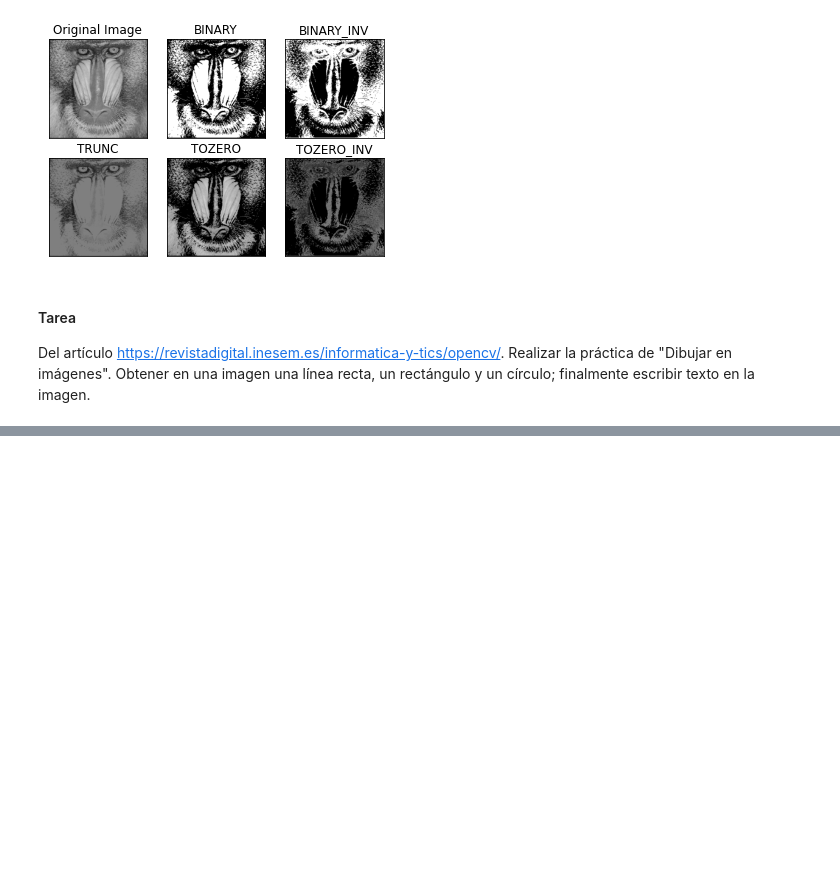
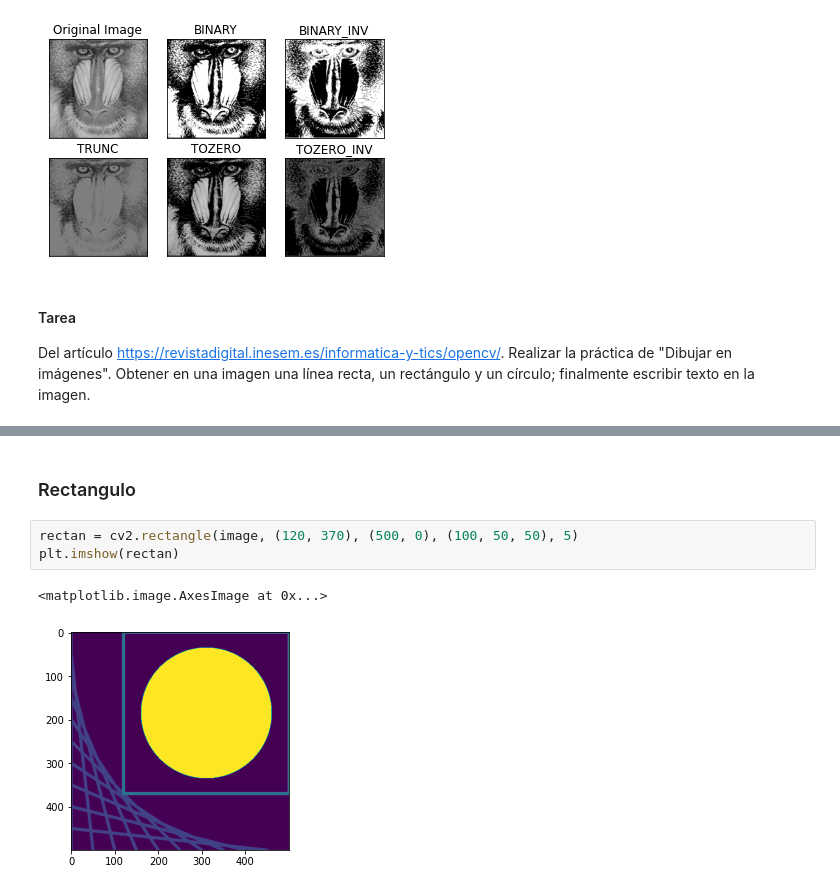
Before and after one commit to danielfrgs/2022_1-RECONOCIMIENTO-PATRONES, a Jupyter notebook: Practicas/P2/representacion_imagen.ipynb, the cells around one changed output, grey strips where cells are left out. Saved outputs shown, nothing was run; the diff lists cells and outputs as text; blank space fills up the shorter version.

```diff
--- a/Practicas/P2/representacion_imagen.ipynb
+++ b/Practicas/P2/representacion_imagen.ipynb
@@ -141,0 +177,8 @@ Del artículo https://revistadigital.inesem.es/informatica-y-tics/opencv/. Reali
+# %% [markdown]
+### Rectangulo
+# %%
+rectan = cv2.rectangle(image, (120, 370), (500, 0), (100, 50, 50), 5)
+plt.imshow(rectan)
+# %% [output]
+<matplotlib.image.AxesImage at 0x...>
+[figure, added]
```
Also changed, not shown: parts of 7 cells of this notebook, 1 other file.
